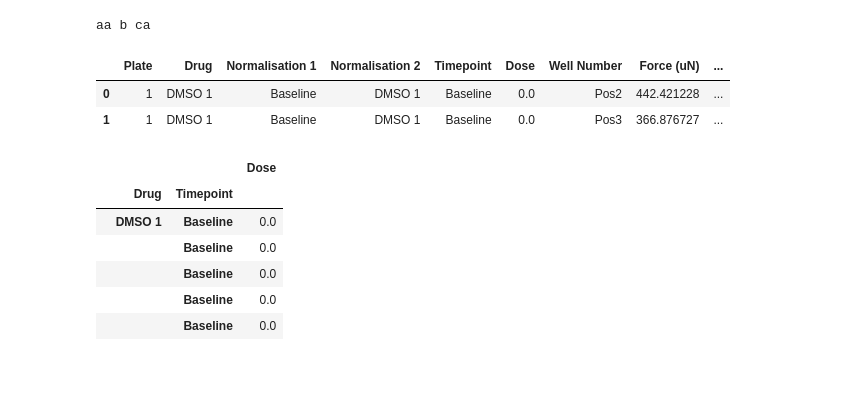
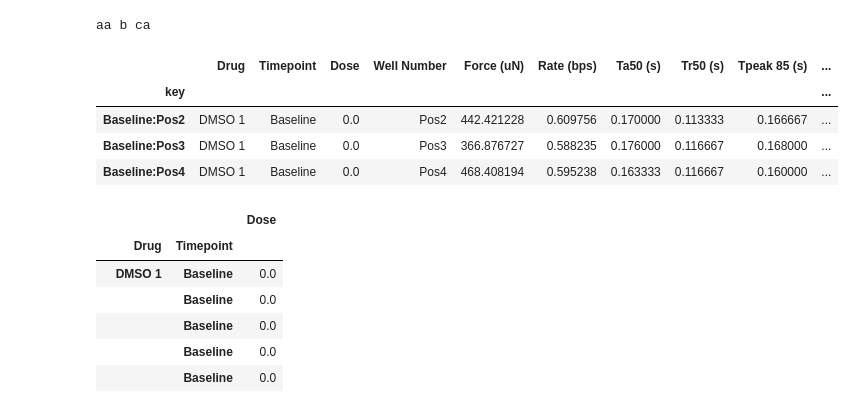
Before and after one commit to shimbalama/omics_dashboard, a Jupyter notebook: Untitled-1.ipynb, the cells around one changed output. Saved outputs shown, nothing was run; the diff lists cells and outputs as text; code cells hidden in the pictures; blank space fills up the shorter version.

```diff
--- a/Untitled-1.ipynb
+++ b/Untitled-1.ipynb
@@ -136,17 +136,22 @@ d('b', 'ca')
 aa b ca
 # %%
 import pandas as pd
-import numpy as np
-from collections import defaultdict
+
 df = pd. read_excel('/Users/liam/code/data/func/functional.xlsx')
 df.Timepoint = df.Timepoint.astype(str)
 #df = df.query('Arrhythmia == "N"')
 df['key'] = df.Timepoint + ':' + df['Well Number']
-df.head(2)
+del df['Plate']
+del df['Normalisation 1']
+del df['Normalisation 2']
+df = df.set_index('key')
+df.head(3)
 # %% [output]
-|  | Plate | Drug | Normalisation 1 | Normalisation 2 | Timepoint | Dose | Well Number | Force (uN) | ... |
-| 0 | 1 | DMSO 1 | Baseline | DMSO 1 | Baseline | 0.0 | Pos2 | 442.421228 | ... |
-| 1 | 1 | DMSO 1 | Baseline | DMSO 1 | Baseline | 0.0 | Pos3 | 366.876727 | ... |
+|  | Drug | Timepoint | Dose | Well Number | Force (uN) | Rate (bps) | Ta50 (s) | Tr50 (s) | Tpeak 85 (s) | ... |
+| key |  |  |  |  |  |  |  |  |  | ... |
+| Baseline:Pos2 | DMSO 1 | Baseline | 0.0 | Pos2 | 442.421228 | 0.609756 | 0.170000 | 0.113333 | 0.166667 | ... |
+| Baseline:Pos3 | DMSO 1 | Baseline | 0.0 | Pos3 | 366.876727 | 0.588235 | 0.176000 | 0.116667 | 0.168000 | ... |
+| Baseline:Pos4 | DMSO 1 | Baseline | 0.0 | Pos4 | 468.408194 | 0.595238 | 0.163333 | 0.116667 | 0.160000 | ... |
 # %%
 dose = df[['Drug', 'Dose', 'Timepoint']]
 dose = dose.set_index(['Drug', 'Timepoint'])
```
Also changed, not shown: parts of 18 cells of this notebook, 7 other files.
